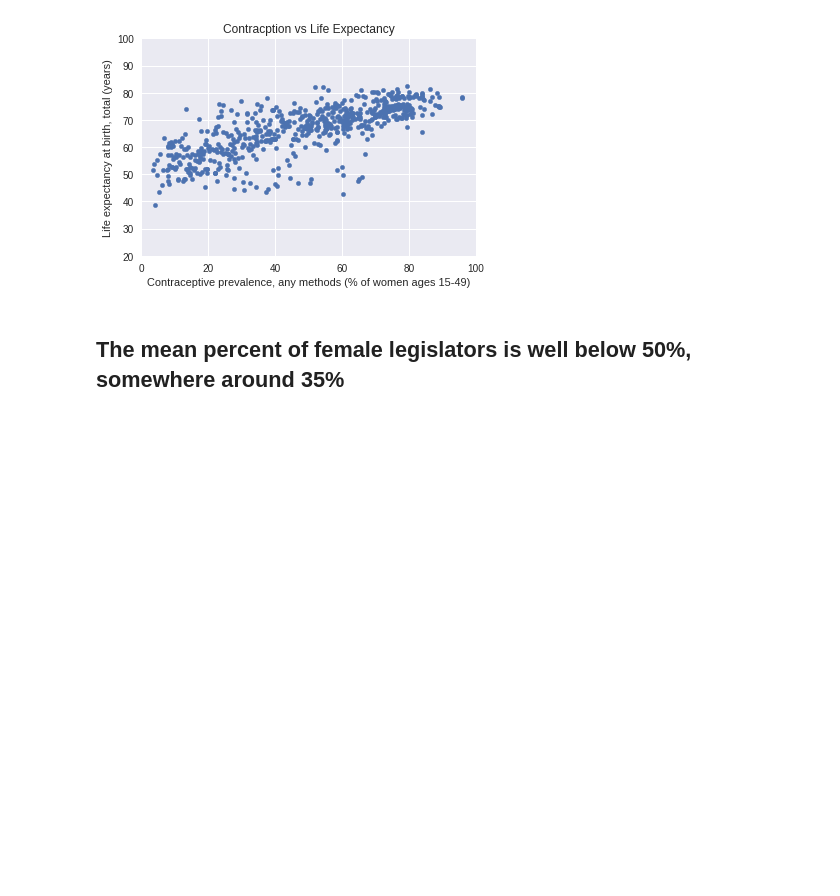
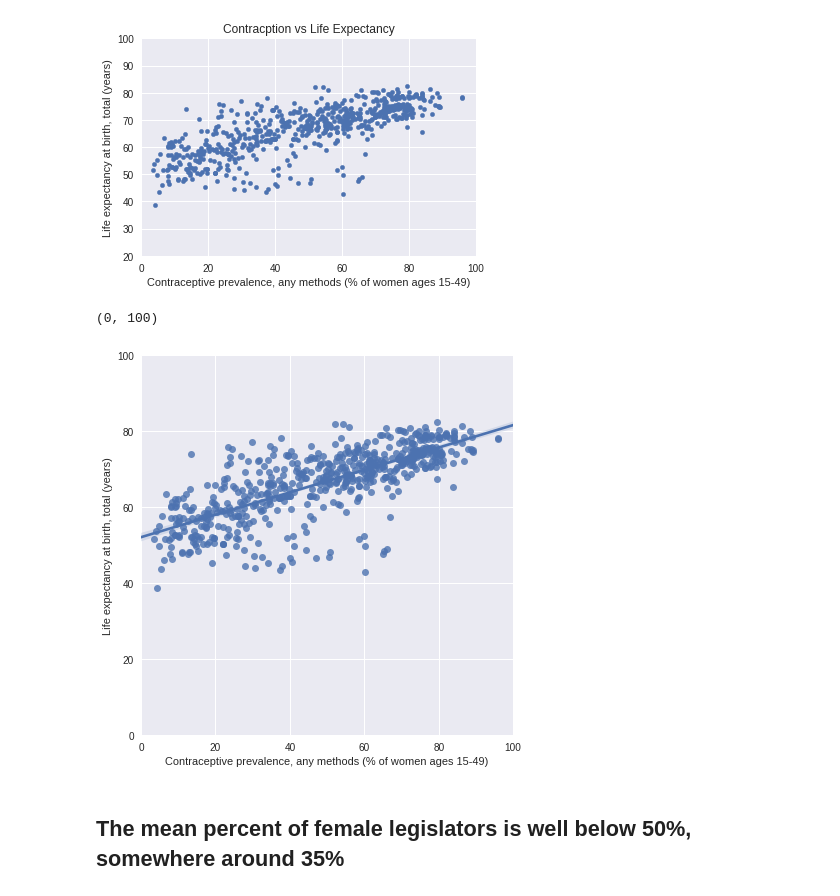
Before and after one commit to circushaase/Capstone-1_WorldBank_GenderData, a Jupyter notebook: Data_story.ipynb, the cells around one changed output. Saved outputs shown, nothing was run; the diff lists cells and outputs as text; code cells hidden in the pictures; blank space fills up the shorter version.

```diff
--- a/Data_story.ipynb
+++ b/Data_story.ipynb
@@ -31,6 +31,15 @@ df.plot(x='Contraceptive prevalence, any methods (% of women ages 15-49)', y= 'L
 # %% [output]
 <matplotlib.axes._subplots.AxesSubplot at 0x...>
 [figure]
+# %%
+#Regression plot of
+b = sns.FacetGrid(df, size=6)
+b.map(sns.regplot, "Contraceptive prevalence, any methods (% of women ages 15-49)", "Life expectancy at birth, total (years)", "Adolescent fertility rate (births per 1,000 women ages 15-19)")
+plt.xlim(0, 100)
+plt.ylim(0, 100)
+# %% [output]
+(0, 100)
+[figure, added]
 # %% [markdown]
 ## The mean percent of female legislators is well below 50%, somewhere around 35%
 # %%
```
Also changed, not shown: parts of 2 cells of this notebook, 1 other file.
